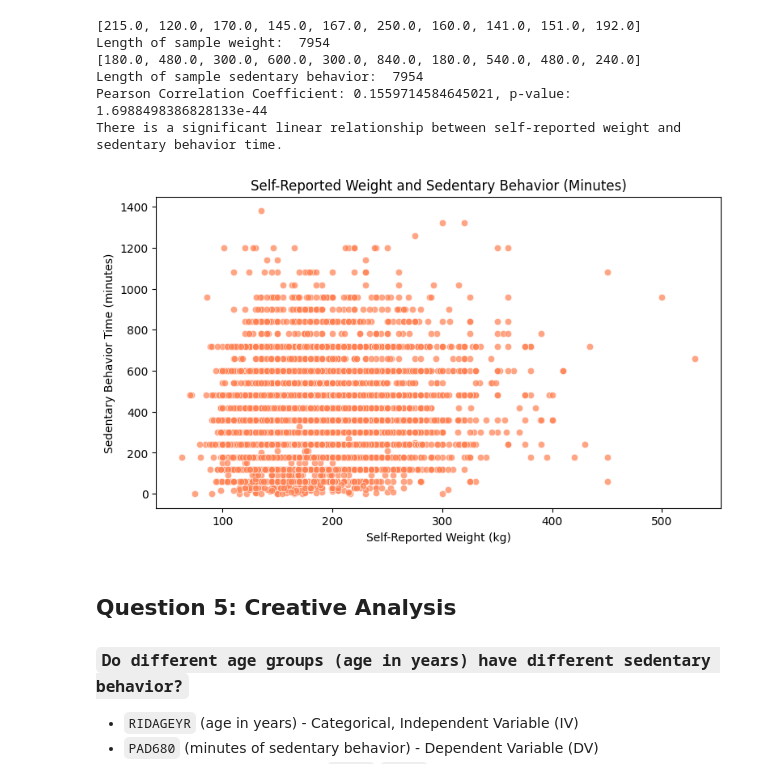
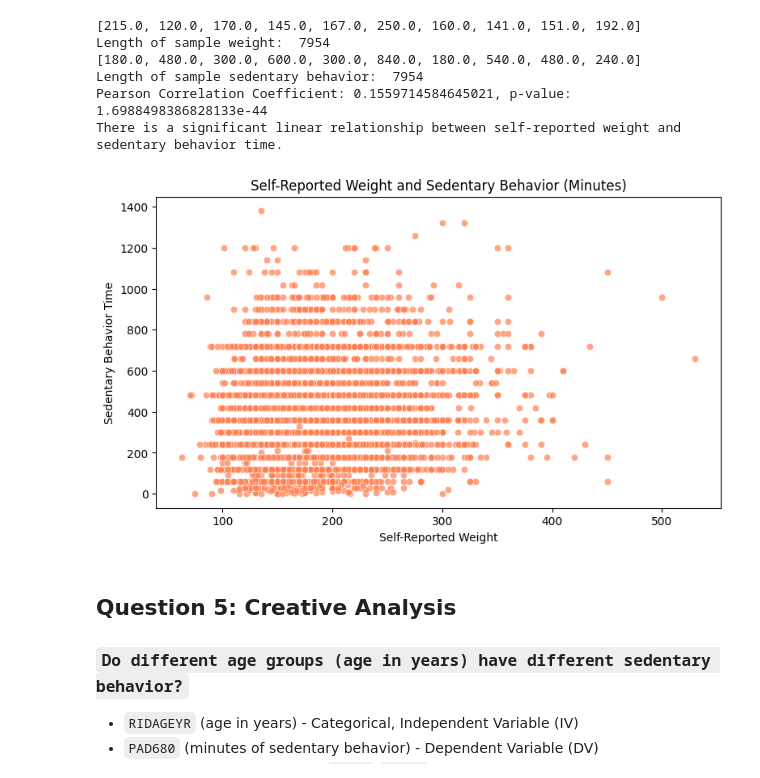
Before and after one commit to raqssoriano/nhanes_inferential_2023, a Jupyter notebook: nhanes_inferential_analysis.ipynb, the cells around one changed output. Drawn from its saved outputs; the diff is of its cells as text; code cells hidden in the pictures.

Commit message:
Steps+Answers to Questions+Analysis+Visuals

```diff
--- a/nhanes_inferential_analysis.ipynb
+++ b/nhanes_inferential_analysis.ipynb
@@ -712,14 +712,14 @@ There is a significant linear relationship between self-reported weight and sede
 # %%
 # Create a data visualization for question 4
 
 plt.figure(figsize=(9, 5))
 sns.scatterplot(x=correlation_wt, y=correlation_sedentary, alpha=0.7, color='coral')
 plt.title('Self-Reported Weight and Sedentary Behavior (Minutes)')
-plt.xlabel('Self-Reported Weight (kg)')
-plt.ylabel('Sedentary Behavior Time (minutes)')
+plt.xlabel('Self-Reported Weight')
+plt.ylabel('Sedentary Behavior Time')
 plt.show()
 # %% [output]
-[figure, old version]
+[figure, new version]
 # %% [markdown]
 ## **Question 5: Creative Analysis**
 
```
Also changed, not shown: parts of 4 cells of this notebook.
